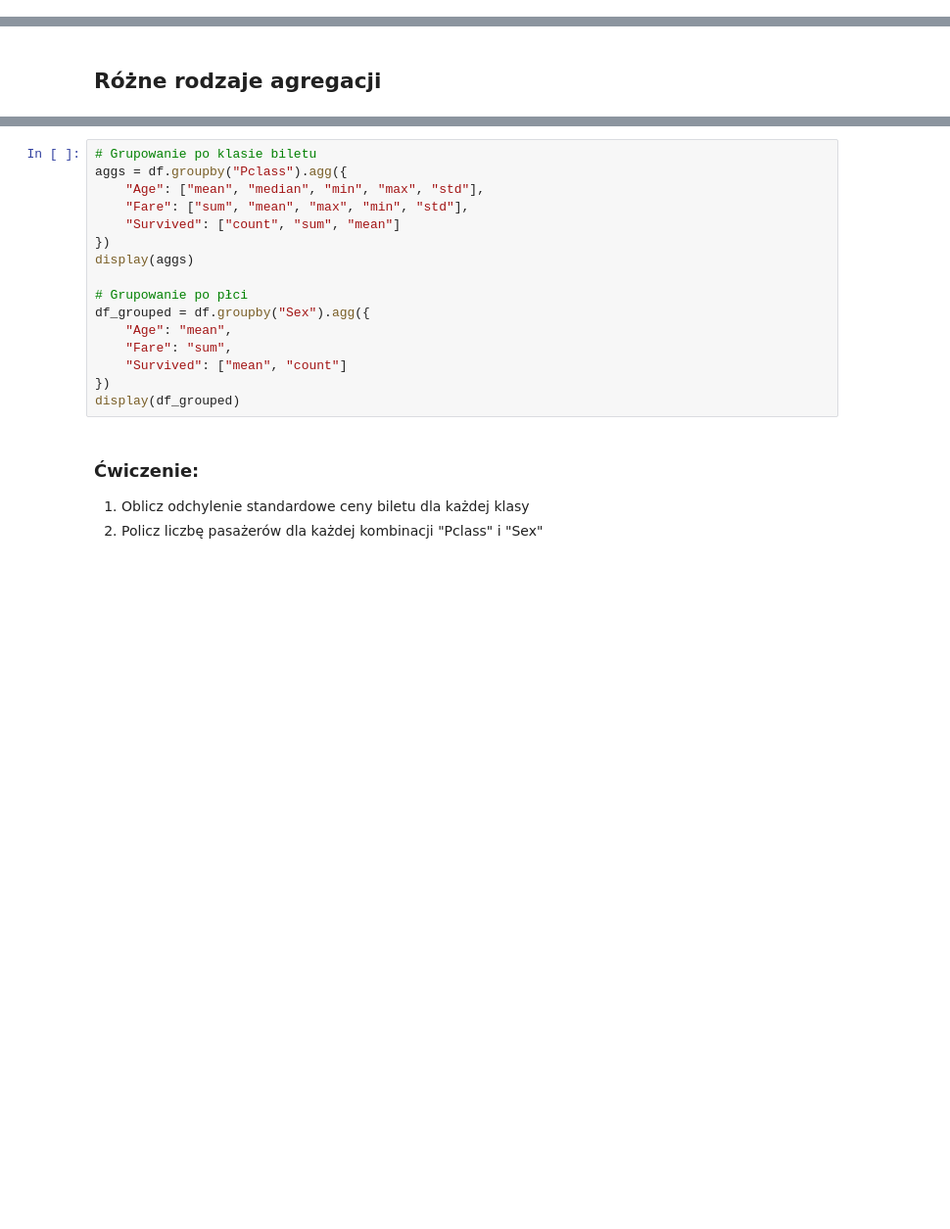
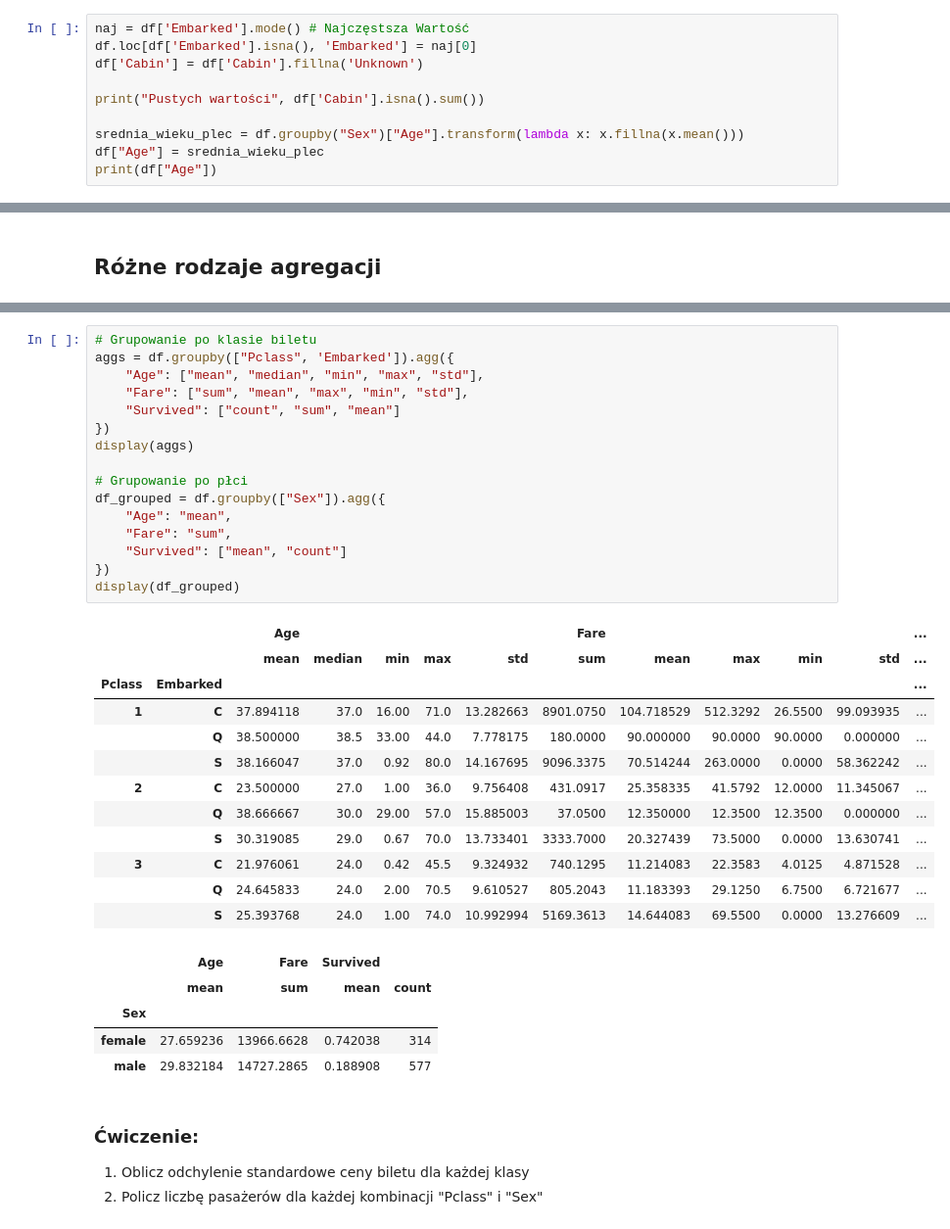
Before and after one commit to annlyd1986/labaJDA, a Jupyter notebook: codes/Laba23.ipynb, the cells around one changed output, grey strips where cells are left out. Shown: that part at 98% size. Cells and saved outputs as stored; diff of their text form; blank space fills up the shorter version.

```diff
--- a/codes/Laba23.ipynb
+++ b/codes/Laba23.ipynb
@@ -44,3 +107,13 @@ df["Age"] = median_age_by_class
 2. Wypełnij brakujące wartości w kolumnie "Cabin" wartością "Unknown"
 3. Sprawdź, ile wartości w kolumnie "Cabin" jest nadal nieznanych po wcześniejszym wypełnieniu
 4. Wypełnij brakujące wartości w kolumnie "Age" średnią wieku dla danej płci "Sex"
+# %%
+naj = df['Embarked'].mode() # Najczęstsza Wartość
+df.loc[df['Embarked'].isna(), 'Embarked'] = naj[0]
+df['Cabin'] = df['Cabin'].fillna('Unknown')
+
+print("Pustych wartości", df['Cabin'].isna().sum())
+
+srednia_wieku_plec = df.groupby("Sex")["Age"].transform(lambda x: x.fillna(x.mean()))
+df["Age"] = srednia_wieku_plec
+print(df["Age"])
@@ -96,20 +235,38 @@ Te funkcje zwracają wartość dla każdego wiersza, zachowując oryginalny rozm
 - `.shift(n)` – przesunięcie wartości o `n` pozycji
 # %%
 # Grupowanie po klasie biletu
-aggs = df.groupby("Pclass").agg({
+aggs = df.groupby(["Pclass", 'Embarked']).agg({
     "Age": ["mean", "median", "min", "max", "std"],
     "Fare": ["sum", "mean", "max", "min", "std"],
     "Survived": ["count", "sum", "mean"]
 })
 display(aggs)
 
 # Grupowanie po płci
-df_grouped = df.groupby("Sex").agg({
+df_grouped = df.groupby(["Sex"]).agg({
     "Age": "mean",
     "Fare": "sum",
     "Survived": ["mean", "count"]
 })
 display(df_grouped)
+# %% [output]
+|  |  | Age |  |  |  |  | Fare |  |  |  |  | ... |
+|  |  | mean | median | min | max | std | sum | mean | max | min | std | ... |
+| Pclass | Embarked |  |  |  |  |  |  |  |  |  |  | ... |
+| 1 | C | 37.894118 | 37.0 | 16.00 | 71.0 | 13.282663 | 8901.0750 | 104.718529 | 512.3292 | 26.5500 | 99.093935 | ... |
+|  | Q | 38.500000 | 38.5 | 33.00 | 44.0 | 7.778175 | 180.0000 | 90.000000 | 90.0000 | 90.0000 | 0.000000 | ... |
+|  | S | 38.166047 | 37.0 | 0.92 | 80.0 | 14.167695 | 9096.3375 | 70.514244 | 263.0000 | 0.0000 | 58.362242 | ... |
+| 2 | C | 23.500000 | 27.0 | 1.00 | 36.0 | 9.756408 | 431.0917 | 25.358335 | 41.5792 | 12.0000 | 11.345067 | ... |
+|  | Q | 38.666667 | 30.0 | 29.00 | 57.0 | 15.885003 | 37.0500 | 12.350000 | 12.3500 | 12.3500 | 0.000000 | ... |
+|  | S | 30.319085 | 29.0 | 0.67 | 70.0 | 13.733401 | 3333.7000 | 20.327439 | 73.5000 | 0.0000 | 13.630741 | ... |
+| 3 | C | 21.976061 | 24.0 | 0.42 | 45.5 | 9.324932 | 740.1295 | 11.214083 | 22.3583 | 4.0125 | 4.871528 | ... |
+|  | Q | 24.645833 | 24.0 | 2.00 | 70.5 | 9.610527 | 805.2043 | 11.183393 | 29.1250 | 6.7500 | 6.721677 | ... |
+|  | S | 25.393768 | 24.0 | 1.00 | 74.0 | 10.992994 | 5169.3613 | 14.644083 | 69.5500 | 0.0000 | 13.276609 | ... |
+|  | Age | Fare | Survived |  |
+|  | mean | sum | mean | count |
+| Sex |  |  |  |  |
+| female | 27.659236 | 13966.6628 | 0.742038 | 314 |
+| male | 29.832184 | 14727.2865 | 0.188908 | 577 |
 # %% [markdown]
 ### Ćwiczenie:
 1. Oblicz odchylenie standardowe ceny biletu dla każdej klasy
```
Also changed, not shown: parts of 11 cells of this notebook, 1 other file.
